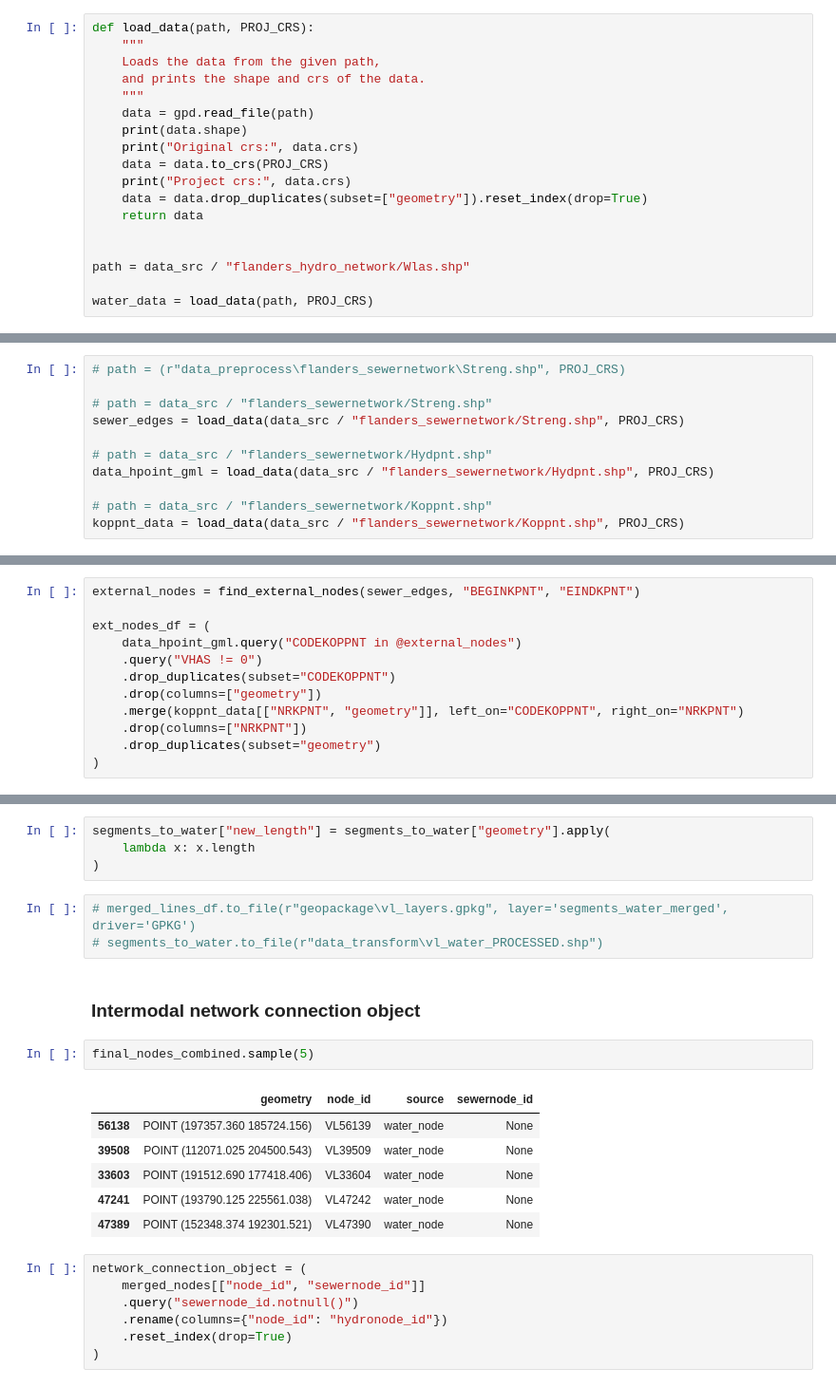
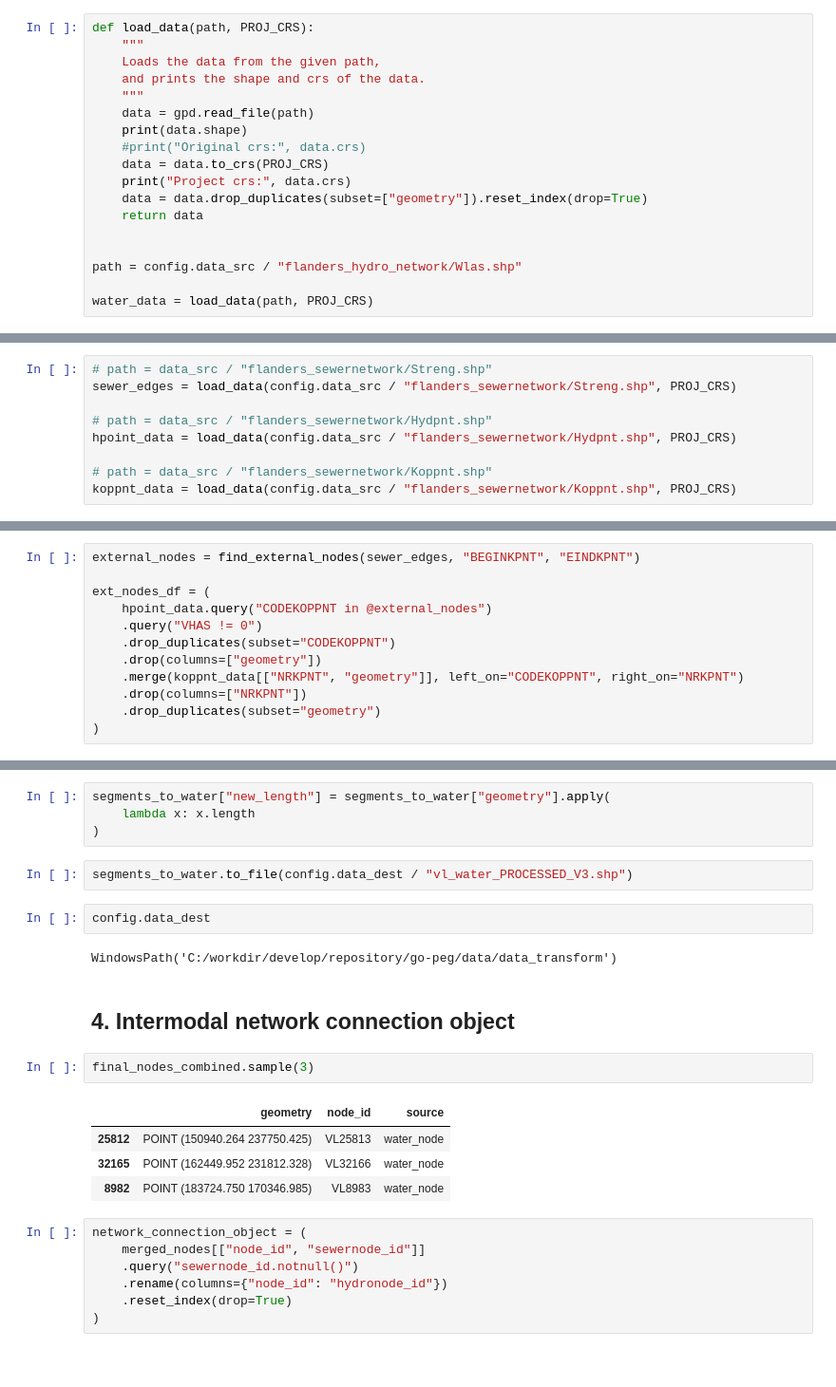
Before and after one commit to naomithiru/go-peg, a Jupyter notebook: notebooks/networks.ipynb, the cells around one changed output, grey strips where cells are left out. Shown: that part at 95% size. Drawn from its saved outputs; the diff is of its cells as text; blank space fills up the shorter version.

```diff
--- a/notebooks/vl_network.ipynb
+++ b/notebooks/networks.ipynb
@@ -56,14 +69,14 @@ def load_data(path, PROJ_CRS):
     """
     data = gpd.read_file(path)
     print(data.shape)
-    print("Original crs:", data.crs)
+    #print("Original crs:", data.crs)
     data = data.to_crs(PROJ_CRS)
     print("Project crs:", data.crs)
     data = data.drop_duplicates(subset=["geometry"]).reset_index(drop=True)
     return data
 
 
-path = data_src / "flanders_hydro_network/Wlas.shp"
+path = config.data_src / "flanders_hydro_network/Wlas.shp"
 
 water_data = load_data(path, PROJ_CRS)
 # %% [output]
@@ -280,13 +284,11 @@ KOPPNT
 # %%
-# path = (r"data_preprocess\flanders_sewernetwork\Streng.shp", PROJ_CRS)
-
 # path = data_src / "flanders_sewernetwork/Streng.shp"
-sewer_edges = load_data(data_src / "flanders_sewernetwork/Streng.shp", PROJ_CRS)
+sewer_edges = load_data(config.data_src / "flanders_sewernetwork/Streng.shp", PROJ_CRS)
 
 # path = data_src / "flanders_sewernetwork/Hydpnt.shp"
-data_hpoint_gml = load_data(data_src / "flanders_sewernetwork/Hydpnt.shp", PROJ_CRS)
+hpoint_data = load_data(config.data_src / "flanders_sewernetwork/Hydpnt.shp", PROJ_CRS)
 
 # path = data_src / "flanders_sewernetwork/Koppnt.shp"
-koppnt_data = load_data(data_src / "flanders_sewernetwork/Koppnt.shp", PROJ_CRS)
+koppnt_data = load_data(config.data_src / "flanders_sewernetwork/Koppnt.shp", PROJ_CRS)
 # %% [output]
 (327212, 28)
@@ -333,7 +332,7 @@ def find_external_nodes(df, begin_col, end_col):
 external_nodes = find_external_nodes(sewer_edges, "BEGINKPNT", "EINDKPNT")
 
 ext_nodes_df = (
-    data_hpoint_gml.query("CODEKOPPNT in @external_nodes")
+    hpoint_data.query("CODEKOPPNT in @external_nodes")
     .query("VHAS != 0")
     .drop_duplicates(subset="CODEKOPPNT")
     .drop(columns=["geometry"])
@@ -977,20 +933,21 @@ This is necessary to get the correct length of the linestrings after the split f
 segments_to_water["new_length"] = segments_to_water["geometry"].apply(
     lambda x: x.length
 )
-# %%
-# merged_lines_df.to_file(r"geopackage\vl_layers.gpkg", layer='segments_water_merged',  driver='GPKG')
-# segments_to_water.to_file(r"data_transform\vl_water_PROCESSED.shp")
+# %%
+segments_to_water.to_file(config.data_dest / "vl_water_PROCESSED_V3.shp")
+# %%
+config.data_dest
+# %% [output]
+WindowsPath('C:/workdir/develop/repository/go-peg/data/data_transform')
 # %% [markdown]
-### Intermodal network connection object
+## 4. Intermodal network connection object
 # %%
-final_nodes_combined.sample(5)
+final_nodes_combined.sample(3)
 # %% [output]
-|  | geometry | node_id | source | sewernode_id |
-| 56138 | POINT (197357.360 185724.156) | VL56139 | water_node | None |
-| 39508 | POINT (112071.025 204500.543) | VL39509 | water_node | None |
-| 33603 | POINT (191512.690 177418.406) | VL33604 | water_node | None |
-| 47241 | POINT (193790.125 225561.038) | VL47242 | water_node | None |
-| 47389 | POINT (152348.374 192301.521) | VL47390 | water_node | None |
+|  | geometry | node_id | source |
+| 25812 | POINT (150940.264 237750.425) | VL25813 | water_node |
+| 32165 | POINT (162449.952 231812.328) | VL32166 | water_node |
+| 8982 | POINT (183724.750 170346.985) | VL8983 | water_node |
 # %%
 network_connection_object = (
     merged_nodes[["node_id", "sewernode_id"]]
```
Also changed, not shown: parts of 69 cells of this notebook, 3 other files.
